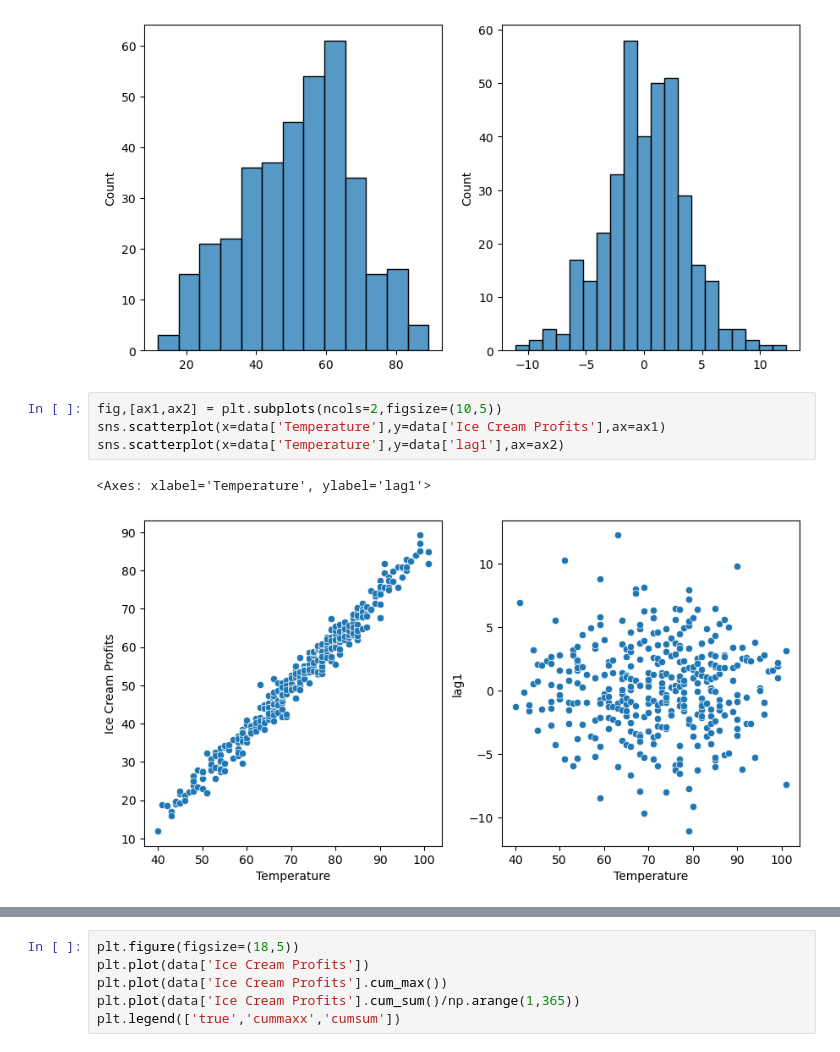
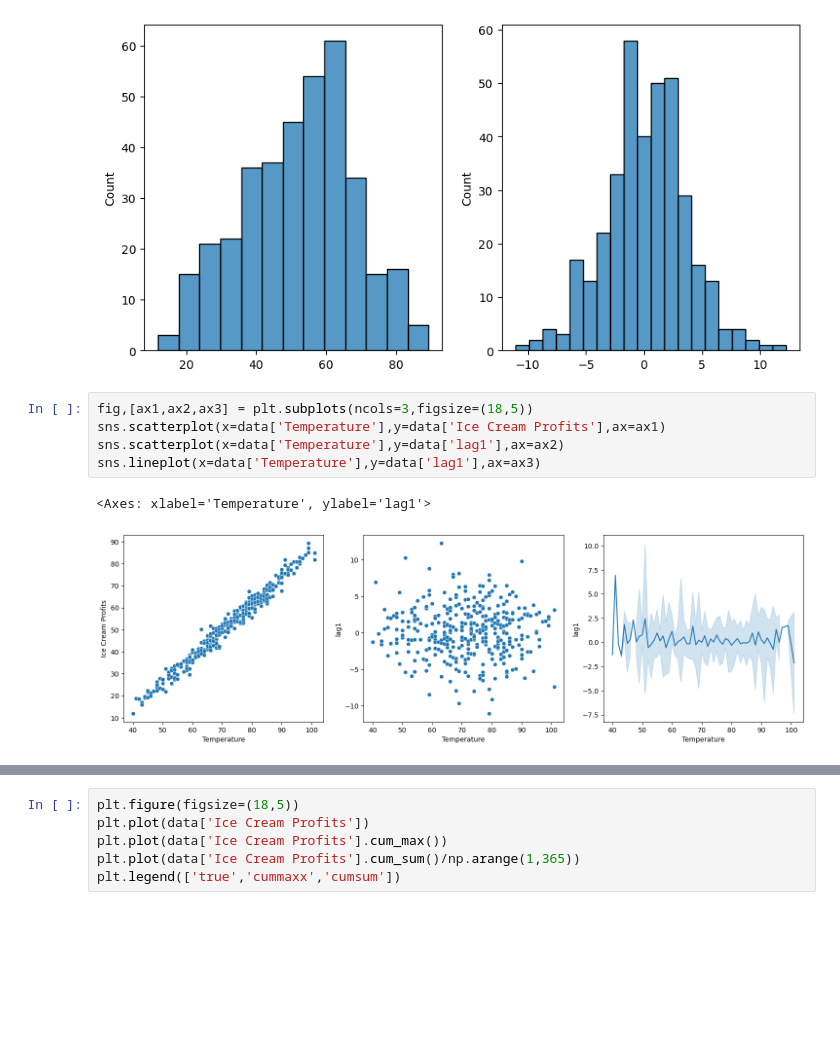
Before and after one commit to Ravikumarchavva/ML_Playground, a Jupyter notebook: week3_TimeSeries/Day1_preprocessing_Eda/preprocess.ipynb, the cells around one changed output, grey strips where cells are left out. Drawn from its saved outputs; the diff is of its cells as text; blank space fills up the shorter version.

```diff
--- a/week3_TimeSeries/Day1_preprocessing_Eda/preprocess.ipynb
+++ b/week3_TimeSeries/Day1_preprocessing_Eda/preprocess.ipynb
@@ -73,12 +73,13 @@ sns.histplot(data['lag1'],ax=ax2)
 <Axes: ylabel='Count'>
 [figure]
 # %%
-fig,[ax1,ax2] = plt.subplots(ncols=2,figsize=(10,5))
+fig,[ax1,ax2,ax3] = plt.subplots(ncols=3,figsize=(18,5))
 sns.scatterplot(x=data['Temperature'],y=data['Ice Cream Profits'],ax=ax1)
 sns.scatterplot(x=data['Temperature'],y=data['lag1'],ax=ax2)
+sns.lineplot(x=data['Temperature'],y=data['lag1'],ax=ax3)
 # %% [output]
 <Axes: xlabel='Temperature', ylabel='lag1'>
-[figure, old version]
+[figure, new version]
 # %%
 plt.plot(data['Ice Cream Profits'].rolling_mean(window_size=5))
 plt.plot(data['Ice Cream Profits'].rolling_mean(window_size=20))
```
Also changed, not shown: parts of 4 cells of this notebook, 11 other files.
